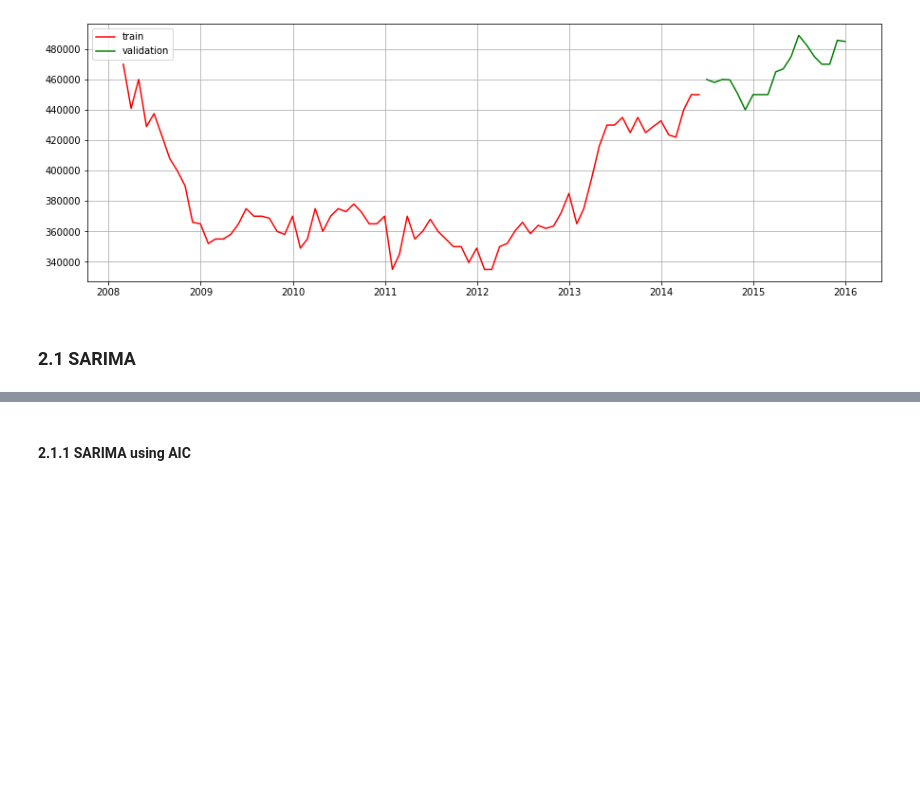
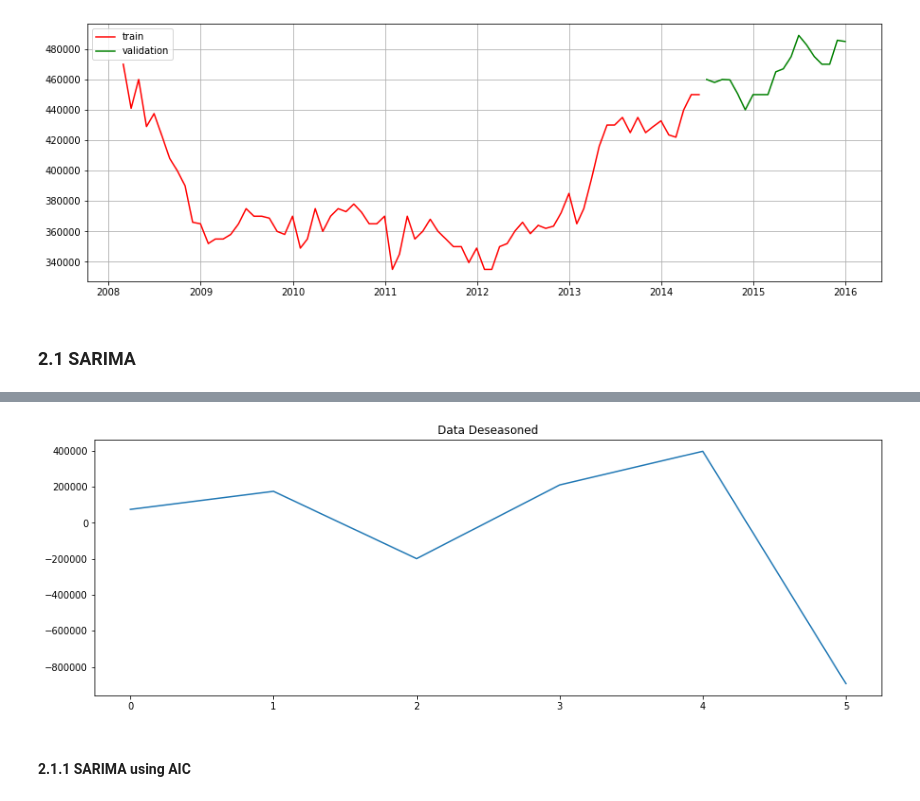
Before and after one commit to easternRainy/Zillow-TS-Prj, a Jupyter notebook: Template.ipynb, the cells around one changed output, grey strips where cells are left out. Cells and saved outputs as stored; diff of their text form; code cells hidden in the pictures; blank space fills up the shorter version.

```diff
--- a/Template.ipynb
+++ b/Template.ipynb
@@ -94,0 +123,2 @@ plt.show()
+# %%
+D, data_dtrend_m = min_diff_times(df_train_data, lag=10, p_value=0.05)
@@ -95,2 +134,9 @@ plt.show()
+# %%
+fig, ax = plt.subplots(figsize=(15,5))
+ax.plot(data_dtrend_m)
+ax.set_title("Data Deseasoned")
+plt.show()
+# %% [output]
+[figure, added]
 # %% [markdown]
 #### 2.1.1 SARIMA using AIC
```
Also changed, not shown: parts of 13 cells of this notebook.
